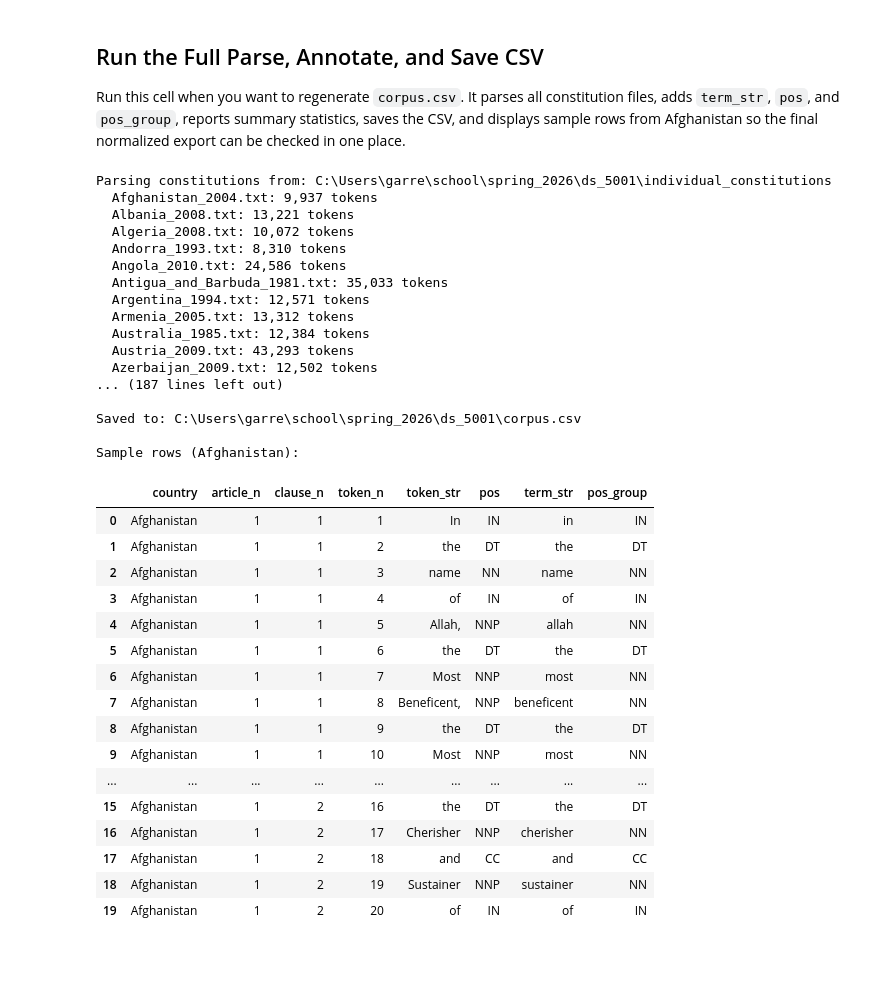
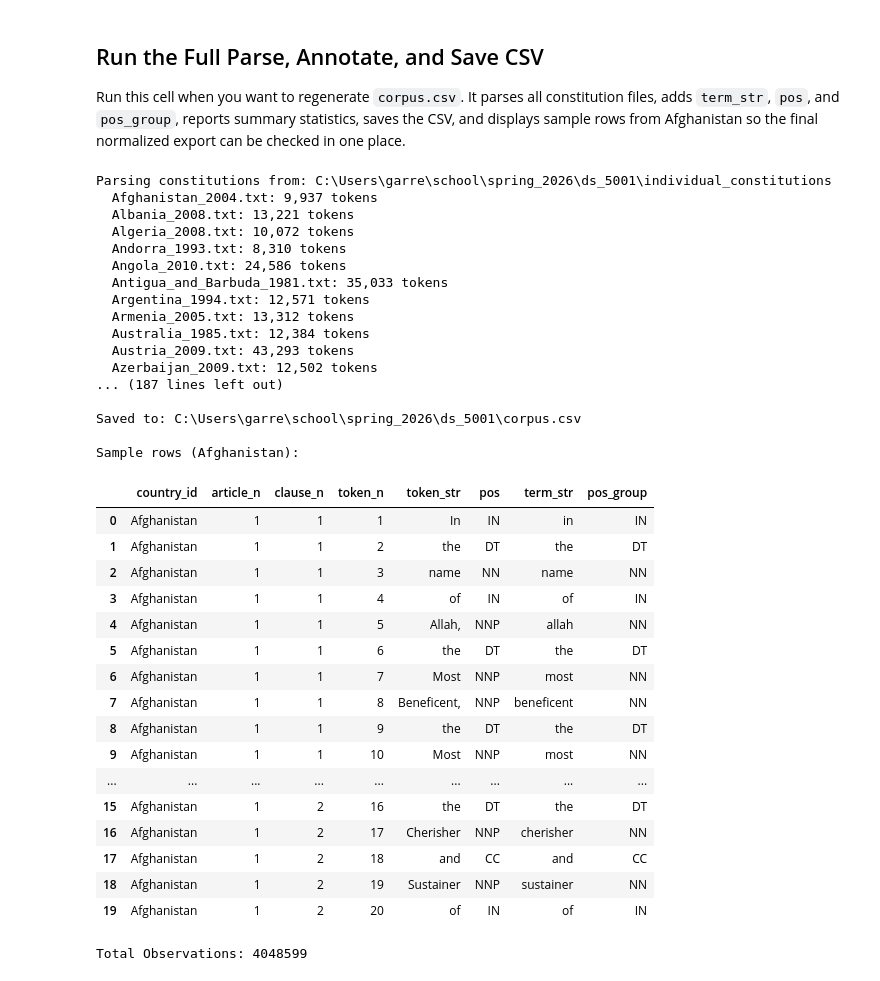
Before and after one commit to gknapp101/ds5001_final_project, a Jupyter notebook: build_corpus.ipynb, the cells around one changed output. Drawn from its saved outputs; the diff is of its cells as text; code cells hidden in the pictures.

```diff
--- a/build_corpus.ipynb
+++ b/build_corpus.ipynb
@@ -209,7 +209,7 @@ Internally, the parser still tracks larger structural cues such as chapter-like
 def parse_file(filepath: str) -> list[dict]:
     """
     Parse one constitution file into a list of token-level dicts.
-    Each dict has: country, article_n,
+    Each dict has: country_id, article_n,
                    clause_n, token_n, token_str
 
     Internally the parser still tracks richer heading cues, but the
@@ -218,12 +218,12 @@ def parse_file(filepath: str) -> list[dict]:
     text = Path(filepath).read_text(encoding='utf-8', errors='replace')
     lines = text.splitlines()
 
-    # Extract the country name from the document header.
-    country = 'Unknown'
+    # Extract the country name that will populate `country_id` from the document header.
+    country_id = 'Unknown'
     if lines:
         m = RE_DOC_HEADER.match(lines[0].strip())
         if m:
-            country = m.group(1).strip()
+            country_id = m.group(1).strip()
 
     # Detect which heading style this constitution uses before parsing.
     has_chapters = _has_chapters(lines)
@@ -269,7 +269,7 @@ def parse_file(filepath: str) -> list[dict]:
             if word:
                 token_n += 1
                 rows.append({
-                    'country': country,
+                    'country_id': country_id,
                     'article_n': current_article_n,
                     'clause_n': current_clause_n,
                     'token_n': token_n,
@@ -447,7 +447,7 @@ def build_corpus(folder: str, limit: int = None) -> pd.DataFrame:
             print(f"  ERROR {fp.name}: {e}")
 
     df = pd.DataFrame(all_rows, columns=[
-        'country',
+        'country_id',
         'article_n',
         'clause_n',
         'token_n', 'token_str'
@@ -488,38 +488,38 @@ OUTPUT_CSV = Path('corpus.csv')
 # Build the full corpus and attach linguistic annotations.
 print(f'Parsing constitutions from: {CORPUS_DIR.resolve()}')
 df = build_corpus(str(CORPUS_DIR))
 print('Adding linguistic features with NLTK...')
 df = add_linguistic_features(df)
 
 print(f'\nTotal tokens:       {len(df):,}')
-print(f"Unique countries:   {df['country'].nunique()}")
-print(f"Avg articles/doc:   {df.groupby('country')['article_n'].max().mean():.1f}")
-print(f"Avg clauses/article:{df.groupby(['country','article_n'])['clause_n'].max().mean():.1f}")
+print(f"Unique countries:   {df['country_id'].nunique()}")
+print(f"Avg articles/doc:   {df.groupby('country_id')['article_n'].max().mean():.1f}")
+print(f"Avg clauses/article:{df.groupby(['country_id','article_n'])['clause_n'].max().mean():.1f}")
 
 df.to_csv(OUTPUT_CSV, index=False)
 print(f'\nSaved to: {OUTPUT_CSV.resolve()}')
 
 print('\nSample rows (Afghanistan):')
-df[df['country'].str.startswith('Afghanistan')].head(20)
+df[df['country_id'].str.startswith('Afghanistan')].head(20)
 # %% [output]
 Parsing constitutions from: C:\Users\garre\school\spring_2026\ds_5001\individual_constitutions
   Afghanistan_2004.txt: 9,937 tokens
   Albania_2008.txt: 13,221 tokens
   Algeria_2008.txt: 10,072 tokens
   Andorra_1993.txt: 8,310 tokens
   Angola_2010.txt: 24,586 tokens
   Antigua_and_Barbuda_1981.txt: 35,033 tokens
   Argentina_1994.txt: 12,571 tokens
   Armenia_2005.txt: 13,312 tokens
   Australia_1985.txt: 12,384 tokens
   Austria_2009.txt: 43,293 tokens
   Azerbaijan_2009.txt: 12,502 tokens
 ... (187 lines left out)
 
 Saved to: C:\Users\garre\school\spring_2026\ds_5001\corpus.csv
 
 Sample rows (Afghanistan):
-|  | country | article_n | clause_n | token_n | token_str | pos | term_str | pos_group |
+|  | country_id | article_n | clause_n | token_n | token_str | pos | term_str | pos_group |
 | 0 | Afghanistan | 1 | 1 | 1 | In | IN | in | IN |
 | 1 | Afghanistan | 1 | 1 | 2 | the | DT | the | DT |
 | 2 | Afghanistan | 1 | 1 | 3 | name | NN | name | NN |
@@ -536,6 +536,11 @@ Sample rows (Afghanistan):
 | 17 | Afghanistan | 1 | 2 | 18 | and | CC | and | CC |
 | 18 | Afghanistan | 1 | 2 | 19 | Sustainer | NNP | sustainer | NN |
 | 19 | Afghanistan | 1 | 2 | 20 | of | IN | of | IN |
+# %%
+terms = df.shape[0]
+print("Total Observations:", terms)
+# %% [output]
+Total Observations: 4048599
 # %% [markdown]
 ## Notes on Parser Assumptions
 
```
Also changed, not shown: parts of 5 cells of this notebook, 3 other files.
